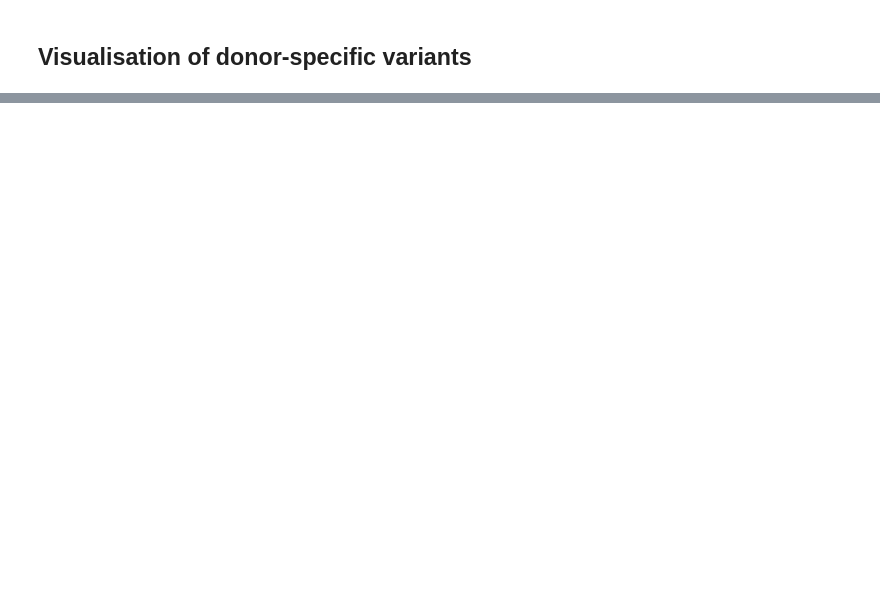
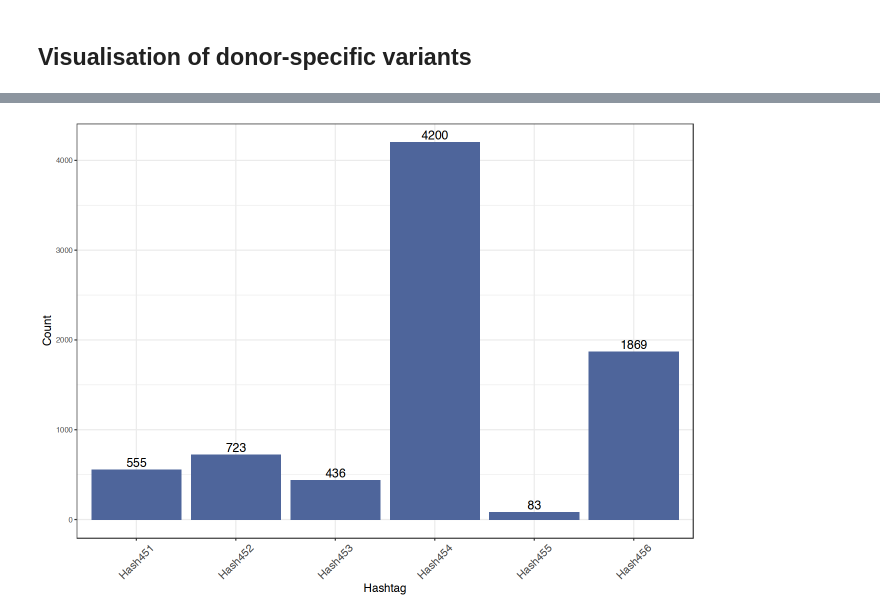
Before and after one commit to theislab/hadge-reproducibility, a Jupyter notebook: notebooks/Figure3.ipynb, the cells around one changed output, grey strips where cells are left out. Saved outputs shown, nothing was run; the diff lists cells and outputs as text; code cells hidden in the pictures; blank space fills up the shorter version.

```diff
--- a/notebooks/Figure3.ipynb
+++ b/notebooks/Figure3.ipynb
@@ -84,7 +186,10 @@ donor_specific_variants
 # %%
 # make bar plot
 ggplot(donor_specific_variants, aes(x=donor, y = variants)) + geom_bar(stat="identity", fill = "#4e659b") + theme_bw() + ##a6d5ed
   theme(axis.title=element_text(size=13.5)) + xlab("Hashtag") + ylab("Count") +
   geom_text(aes(label=variants), vjust=-0.3, size=5) +
-  theme(axis.text.x = element_text(angle = 45, vjust = 0.5, size = 13), legend.text=element_text(size=12),legend.title=element_text(size=12))
-ggsave("Figure3.3-donor-specific-variants.png")
+  theme(axis.text.x = element_text(angle = 45, vjust = 0.5, size = 13),
+  legend.text=element_text(size=12),legend.title=element_text(size=12))
+# ggsave("Figure3.3-donor-specific-variants.png")
+# %% [output]
+[figure, added]
```
Also changed, not shown: parts of 11 cells of this notebook, 1 other file.
